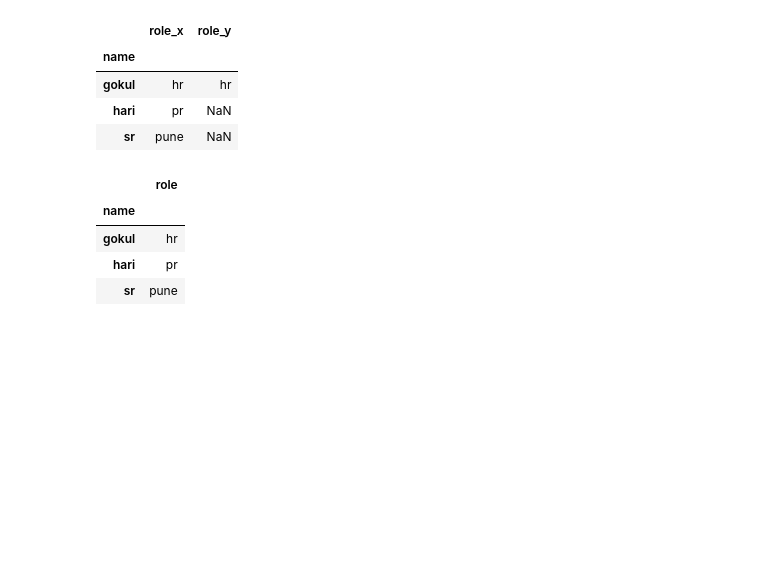
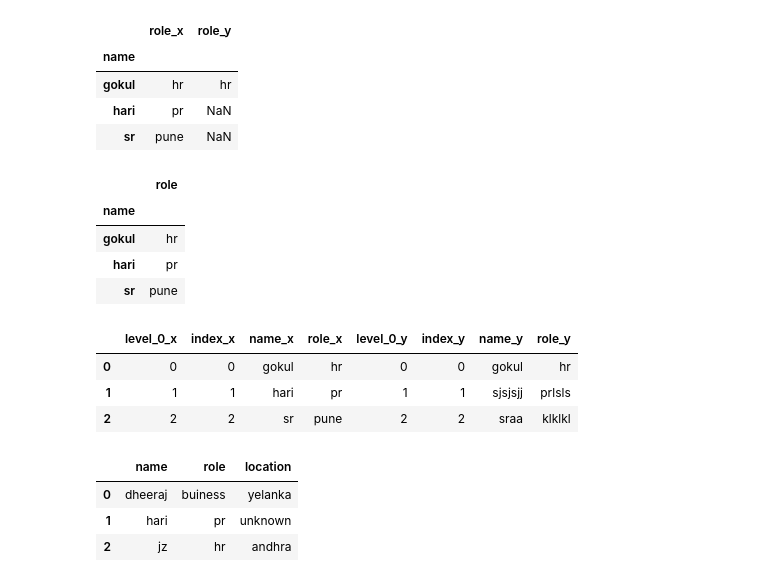
Before and after one commit to gokuljs/Machine-Learning-Andrew-Ng, a Jupyter notebook: data processing/Untitled.ipynb, the cells around one changed output. Drawn from its saved outputs; the diff is of its cells as text; code cells hidden in the pictures; blank space fills up the shorter version.

```diff
--- a/data processing/Untitled.ipynb
+++ b/data processing/Untitled.ipynb
@@ -252,3 +252,26 @@ staff
 # %%
 staff=staff.reset_index()
 student=student.reset_index()
+pd.merge(staff,student,how="right",left_index=True,right_index=True)
+# %% [output]
+|  | level_0_x | index_x | name_x | role_x | level_0_y | index_y | name_y | role_y |
+| 0 | 0 | 0 | gokul | hr | 0 | 0 | gokul | hr |
+| 1 | 1 | 1 | hari | pr | 1 | 1 | sjsjsjj | prlsls |
+| 2 | 2 | 2 | sr | pune | 2 | 2 | sraa | klklkl |
+# %%
+staff_df=pd.DataFrame([
+    {"name":"gokul","role":"director of hr","location":"banglore"},
+    {"name":"hari","role":"pr","location":"unknown"},
+    {"name":"jz","role":"hr","location":"andhra"}
+])
+student_df=pd.DataFrame([
+    {"name":"dheeraj","role":"buiness","location":"yelanka"},
+    {"name":"hari","role":"pr","location":"unknown"},
+    {"name":"jz","role":"hr","location":"andhra"}
+])
+student_df
+# %% [output]
+|  | name | role | location |
+| 0 | dheeraj | buiness | yelanka |
+| 1 | hari | pr | unknown |
+| 2 | jz | hr | andhra |
```
Also changed, not shown: parts of 11 cells of this notebook, 47 other files.
